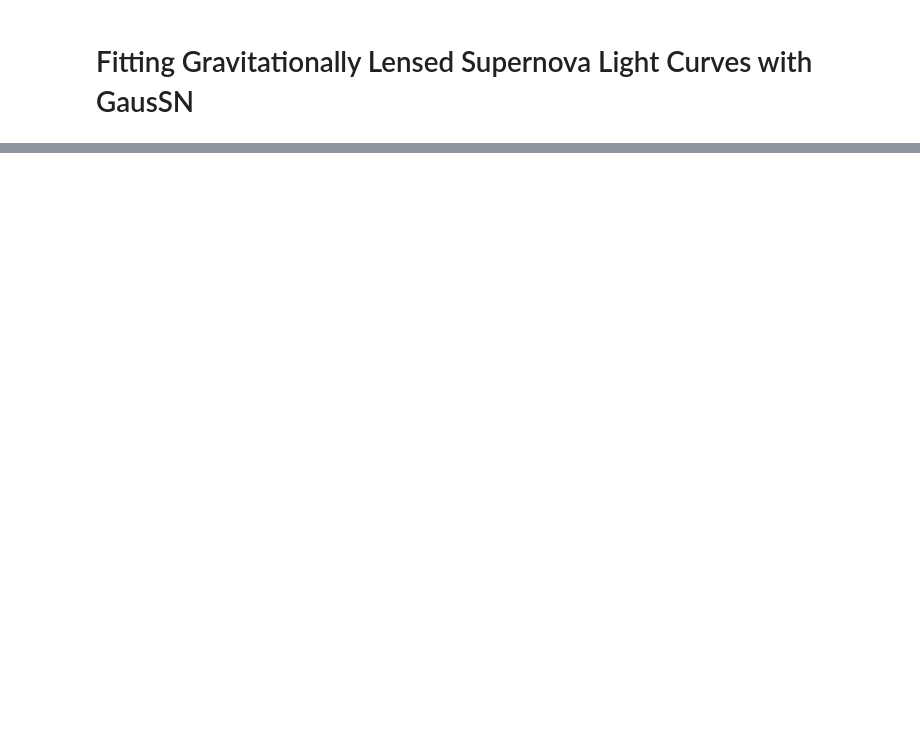
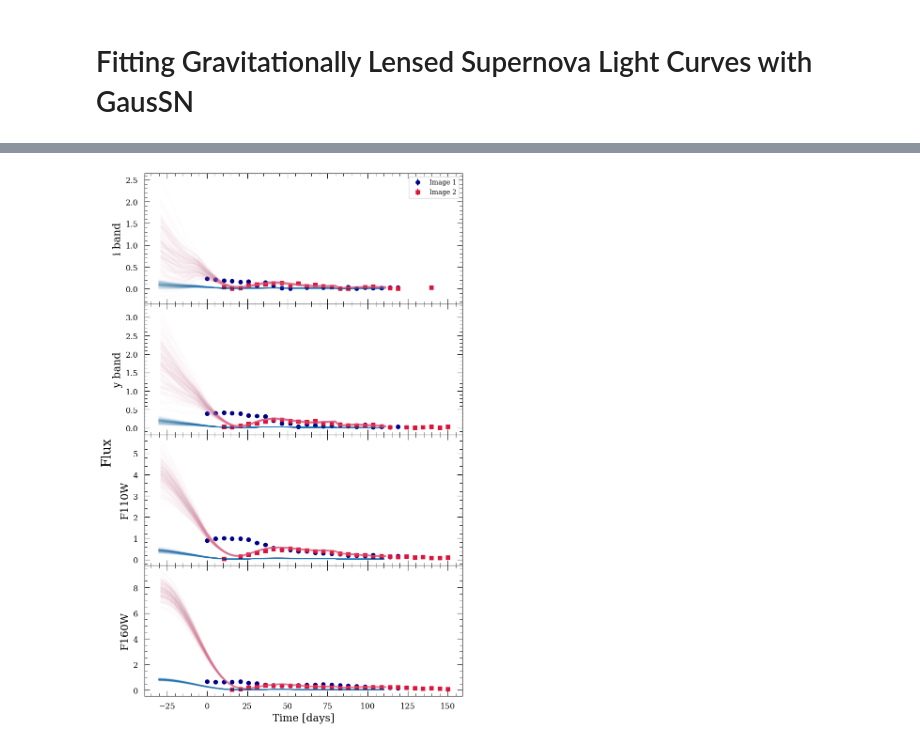
Before and after one commit to erinhay/GausSN, a Jupyter notebook: ipynb/fitting_SLSN_example.ipynb, the cells around one changed output, grey strips where cells are left out. Drawn from its saved outputs; the diff is of its cells as text; code cells hidden in the pictures; blank space fills up the shorter version.

```diff
--- a/ipynb/fitting_SLSN_example.ipynb
+++ b/ipynb/fitting_SLSN_example.ipynb
@@ -198,0 +103,36 @@ plt.subplots_adjust(hspace=0)
+# %%
+def ptform(u):
+    prior = u
+    prior[0] = u[0]                         # A
+    prior[1] = (u[1] * 30) + 10             # tau
+    prior[2] = (u[2] * 20) - 10             # t0
+    prior[3] = (u[3] * 1)                   # x0
+    prior[4] = (u[4] * 6) - 3               # x1
+    prior[5] = (u[5] * 0.6) - 0.3           # c
+    prior[6] = (u[6] * 60)                  # delta_1,2
+    prior[7] = (u[7] * 0.9) + 0.1           # beta_1,2
+    return(prior)
+
+def fit_lensedSN(data, show_plots=False):
+
+    # Define a GP with a kernel and SALT mean function
+    meanfunc = meanfuncs.SALTMean(templatename='salt3', params=[0, 1, 0, 0], redshift=0.6)
+    kernel = kernels.ExpSquaredKernel([0.5, 20])
+    lensingmodel = lensingmodels.ConstantMagnification([0, 1])
+    gp = gausSN.GP(kernel, meanfunc, lensingmodel)
+
+    sampler = gp.optimize_parameters(x = data['time'], y = data['flux'], yerr = data['fluxerr'], band = data['band'], image = data['image'],
+                                     method='dynesty', ptform=ptform, sampler_kwargs = {'sample': 'rslice'})
+
+    # If desired, plot the results of the parameter optimization
+    if show_plots:
+        plt.figure()
+        param_names = ['$A$', '$\\tau$', '$t_{0}$', '$x_{0}$', '$x_{1}$', '$c$', '$\\Delta_{1,2}$', '$\\beta_{1,2}$']
+        fig, ax = utils.make_corner(sampler.results, param_names)
+        fig.show()
+        fig, ax = utils.make_traceplot(sampler.results, param_names)
+        fig.show()
+
+    return sampler
+# %%
+sampler = fit_lensedSN(data, show_plots=True)
@@ -198,0 +168,8 @@ plt.subplots_adjust(hspace=0)
+# %%
+meanfunc = meanfuncs.SALTMean(templatename='salt3', params=[0.6, 0, 1, 0, 0])
+kernel = kernels.ExpSquaredKernel([0.5, 20])
+lensingmodel = lensingmodels.ConstantMagnification([0, 1])
+
+fig, ax = utils.plot_fitted_object(data, sampler.results, kernel, meanfunc, lensingmodel, fix_mean_params=True)
+# %% [output]
+[figure, added]
```
Also changed, not shown: parts of 17 cells of this notebook.
